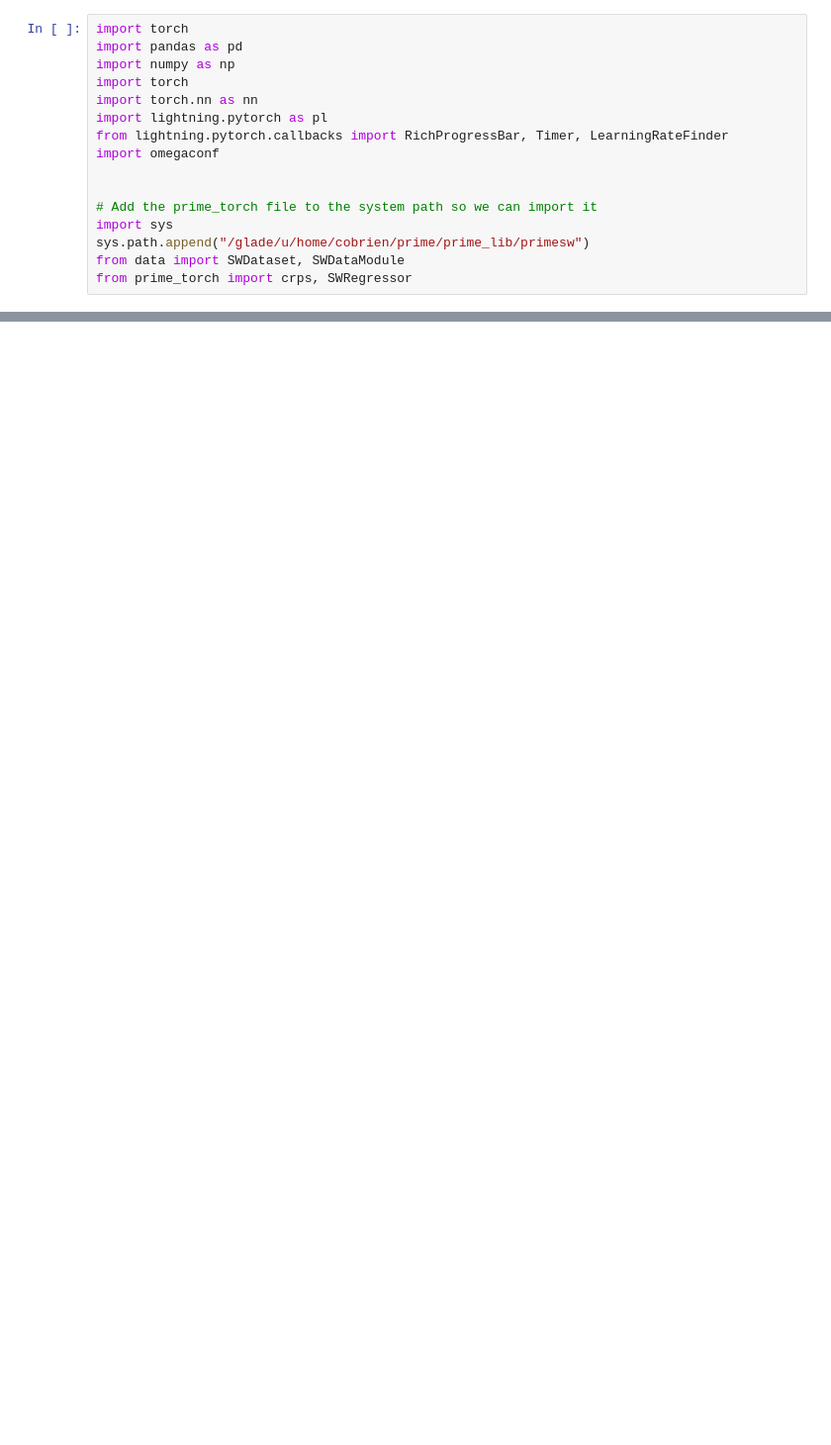
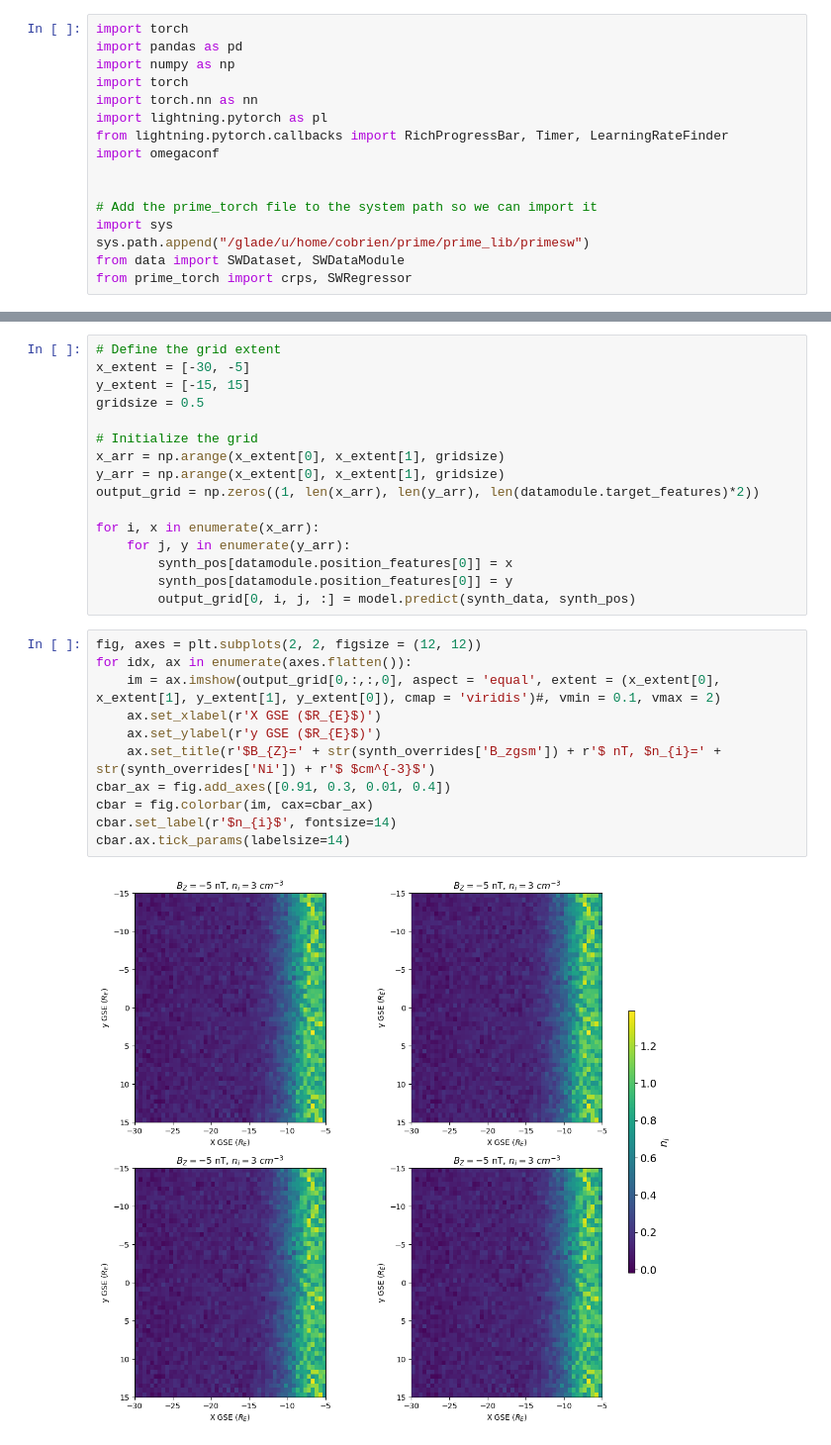
Before and after one commit to connor-obrien888/prime, a Jupyter notebook: prime_lib/notebooks/plasmasheet.ipynb, the cells around one changed output, grey strips where cells are left out. Shown at 99% size. Cells and saved outputs as stored; diff of their text form; blank space fills up the shorter version.

```diff
--- a/prime_lib/notebooks/plasmasheet.ipynb
+++ b/prime_lib/notebooks/plasmasheet.ipynb
@@ -130,0 +149,29 @@ Index(['Epoch', 'probe', 'ratio_max_width', 'ratio_high_low', 'norm_Btot',
+# %%
+# Define the grid extent
+x_extent = [-30, -5]
+y_extent = [-15, 15]
+gridsize = 0.5
+
+# Initialize the grid
+x_arr = np.arange(x_extent[0], x_extent[1], gridsize)
+y_arr = np.arange(x_extent[0], x_extent[1], gridsize)
+output_grid = np.zeros((1, len(x_arr), len(y_arr), len(datamodule.target_features)*2))
+
+for i, x in enumerate(x_arr):
+    for j, y in enumerate(y_arr):
+        synth_pos[datamodule.position_features[0]] = x
+        synth_pos[datamodule.position_features[0]] = y
+        output_grid[0, i, j, :] = model.predict(synth_data, synth_pos)
+# %%
+fig, axes = plt.subplots(2, 2, figsize = (12, 12))
+for idx, ax in enumerate(axes.flatten()):
+    im = ax.imshow(output_grid[0,:,:,0], aspect = 'equal', extent = (x_extent[0], x_extent[1], y_extent[1], y_extent[0]), cmap = 'viridis')#, vmin = 0.1, vmax = 2)
+    ax.set_xlabel(r'X GSE ($R_{E}$)')
+    ax.set_ylabel(r'y GSE ($R_{E}$)')
+    ax.set_title(r'$B_{Z}=' + str(synth_overrides['B_zgsm']) + r'$ nT, $n_{i}=' + str(synth_overrides['Ni']) + r'$ $cm^{-3}$')
+cbar_ax = fig.add_axes([0.91, 0.3, 0.01, 0.4])
+cbar = fig.colorbar(im, cax=cbar_ax)
+cbar.set_label(r'$n_{i}$', fontsize=14)
+cbar.ax.tick_params(labelsize=14)
+# %% [output]
+[figure, added]
```
Also changed, not shown: parts of 12 cells of this notebook, 5 other files.
